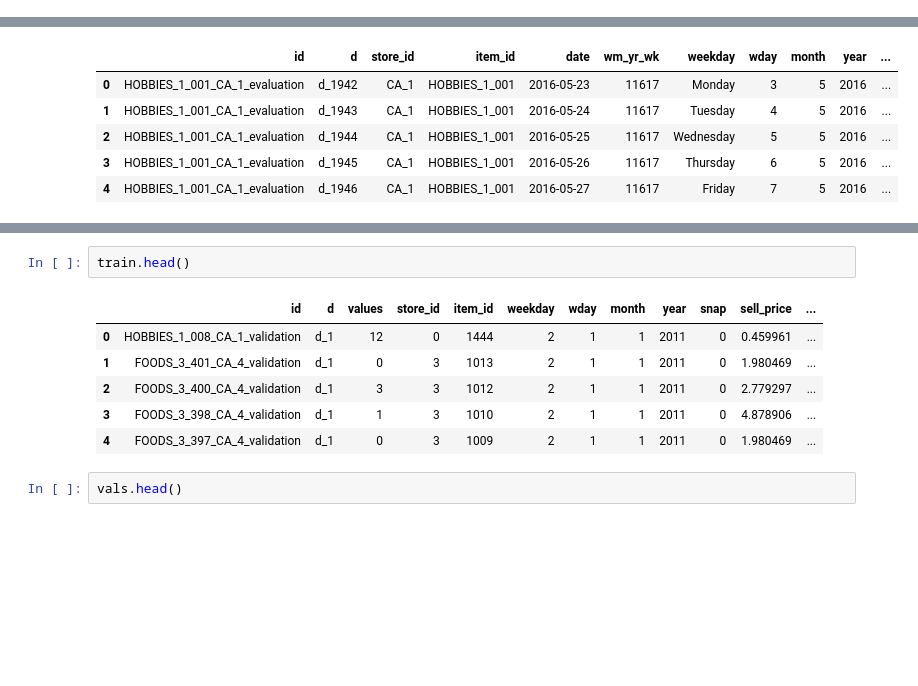
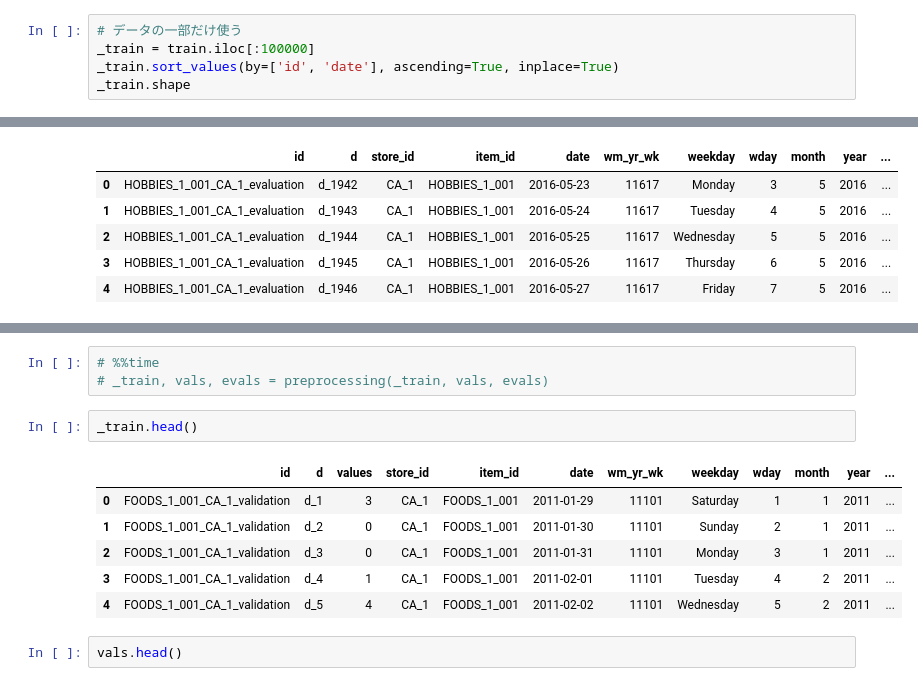
Before and after one commit to navitacion/m5-forecasting, a Jupyter notebook: notebook/Model Baseline.ipynb, the cells around one changed output, grey strips where cells are left out. Saved outputs shown, nothing was run; the diff lists cells and outputs as text; blank space fills up the shorter version.

```diff
--- a/notebook/Model Baseline.ipynb
+++ b/notebook/Model Baseline.ipynb
@@ -37,0 +38,5 @@ Wall time: 1min 16s
+# %%
+# データの一部だけ使う
+_train = train.iloc[:100000]
+_train.sort_values(by=['id', 'date'], ascending=True, inplace=True)
+_train.shape
@@ -117,12 +242,15 @@ Wall time: 4min 14s
+# %%
+# %%time
+# _train, vals, evals = preprocessing(_train, vals, evals)
 # %%
-train.head()
+_train.head()
 # %% [output]
-|  | id | d | values | store_id | item_id | weekday | wday | month | year | snap | sell_price | ... |
-| 0 | HOBBIES_1_008_CA_1_validation | d_1 | 12 | 0 | 1444 | 2 | 1 | 1 | 2011 | 0 | 0.459961 | ... |
-| 1 | FOODS_3_401_CA_4_validation | d_1 | 0 | 3 | 1013 | 2 | 1 | 1 | 2011 | 0 | 1.980469 | ... |
-| 2 | FOODS_3_400_CA_4_validation | d_1 | 3 | 3 | 1012 | 2 | 1 | 1 | 2011 | 0 | 2.779297 | ... |
-| 3 | FOODS_3_398_CA_4_validation | d_1 | 1 | 3 | 1010 | 2 | 1 | 1 | 2011 | 0 | 4.878906 | ... |
-| 4 | FOODS_3_397_CA_4_validation | d_1 | 0 | 3 | 1009 | 2 | 1 | 1 | 2011 | 0 | 1.980469 | ... |
+|  | id | d | values | store_id | item_id | date | wm_yr_wk | weekday | wday | month | year | ... |
+| 0 | FOODS_1_001_CA_1_validation | d_1 | 3 | CA_1 | FOODS_1_001 | 2011-01-29 | 11101 | Saturday | 1 | 1 | 2011 | ... |
+| 1 | FOODS_1_001_CA_1_validation | d_2 | 0 | CA_1 | FOODS_1_001 | 2011-01-30 | 11101 | Sunday | 2 | 1 | 2011 | ... |
+| 2 | FOODS_1_001_CA_1_validation | d_3 | 0 | CA_1 | FOODS_1_001 | 2011-01-31 | 11101 | Monday | 3 | 1 | 2011 | ... |
+| 3 | FOODS_1_001_CA_1_validation | d_4 | 1 | CA_1 | FOODS_1_001 | 2011-02-01 | 11101 | Tuesday | 4 | 2 | 2011 | ... |
+| 4 | FOODS_1_001_CA_1_validation | d_5 | 4 | CA_1 | FOODS_1_001 | 2011-02-02 | 11101 | Wednesday | 5 | 2 | 2011 | ... |
 # %%
 vals.head()
 # %% [output]
```
Also changed, not shown: parts of 9 cells of this notebook, 8 other files.
